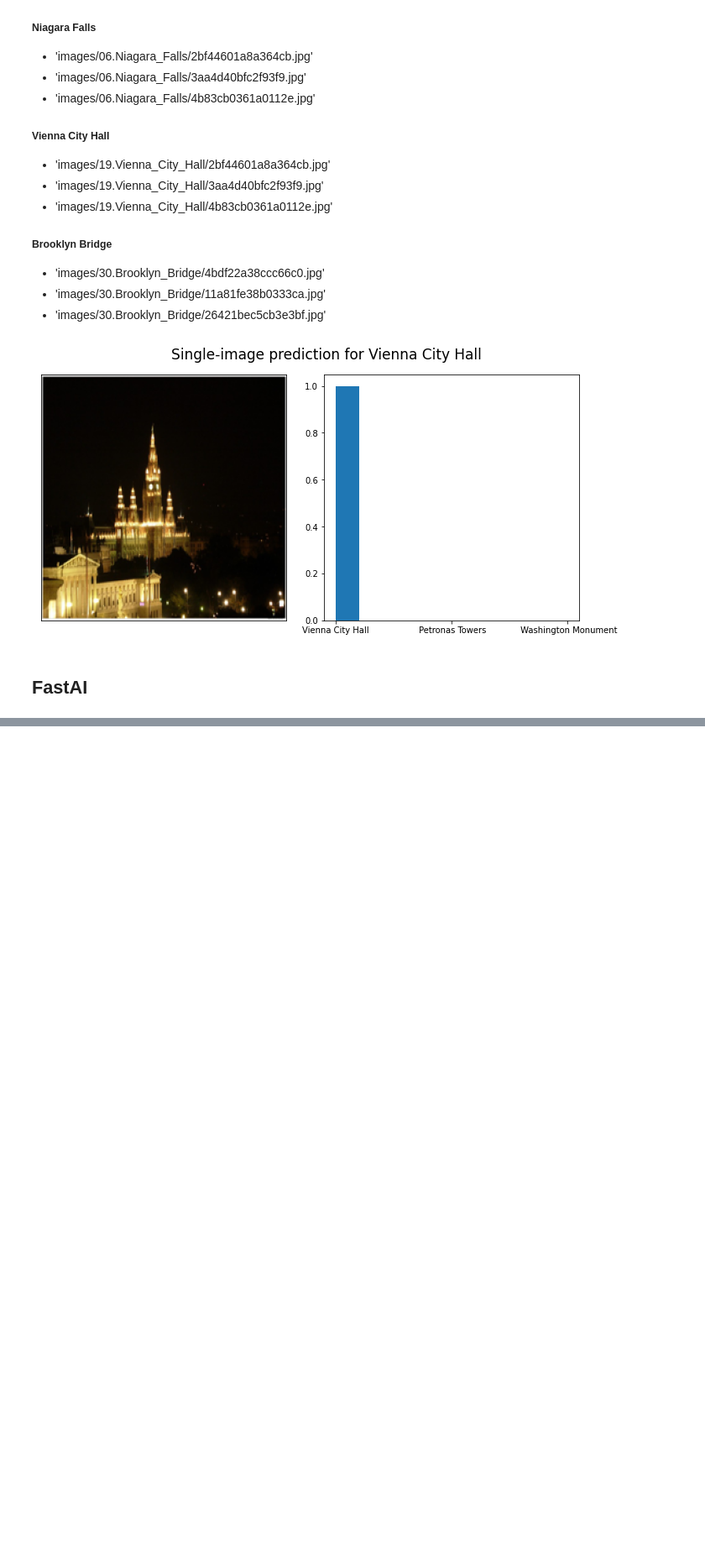
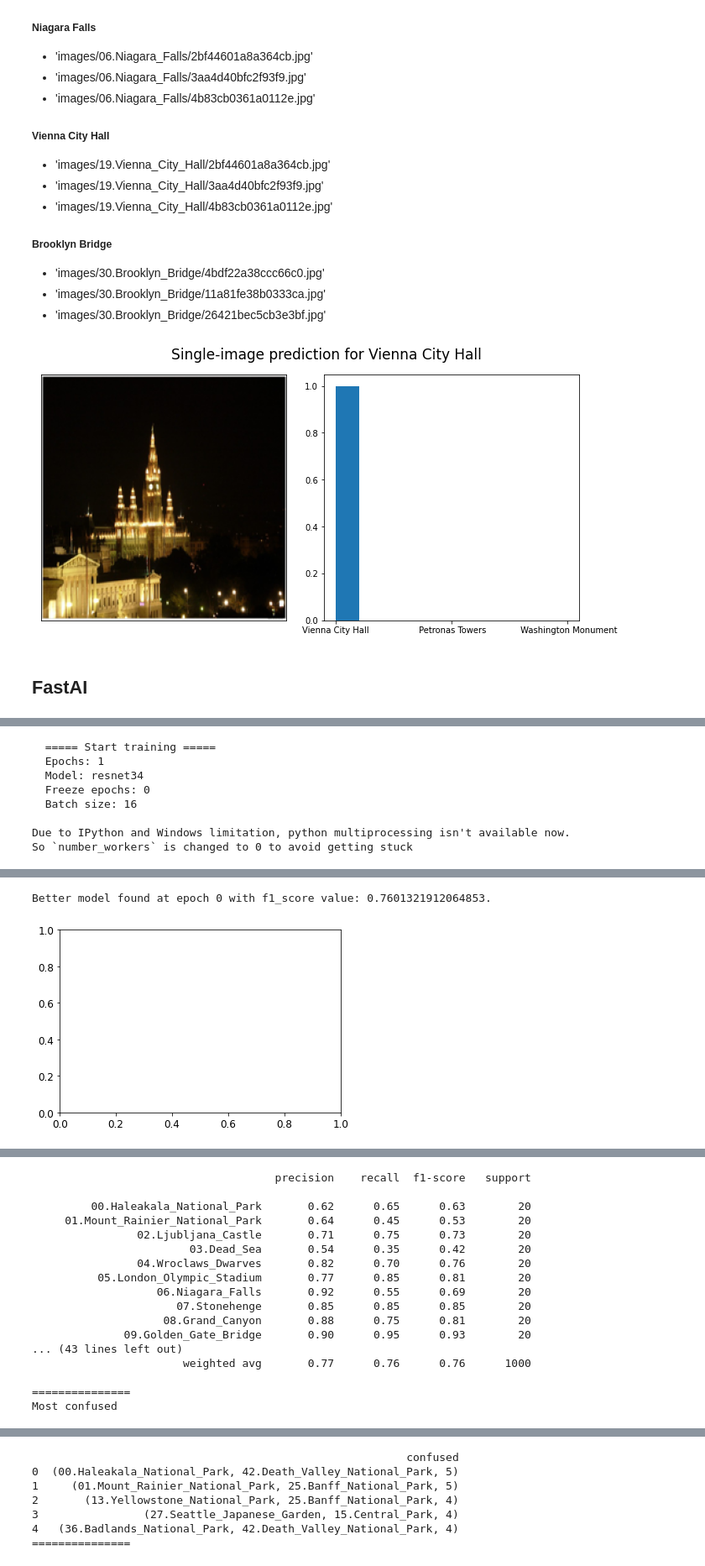
Before and after one commit to dissagaliyeva/landmark_classifier, a Jupyter notebook: example.ipynb, the cells around one changed output, grey strips where cells are left out. Shown at 84% size. Cells and saved outputs as stored; diff of their text form; code cells hidden in the pictures; blank space fills up the shorter version.

```diff
--- a/example.ipynb
+++ b/example.ipynb
@@ -106,0 +120,11 @@ predict_image(img, title, model_name='resnet34')
+# %%
+dls, learner = train_fastai(epochs=1, freeze=0)
+# %% [output]
+  ===== Start training =====
+  Epochs: 1
+  Model: resnet34
+  Freeze epochs: 0
+  Batch size: 16
+
+Due to IPython and Windows limitation, python multiprocessing isn't available now.
+So `number_workers` is changed to 0 to avoid getting stuck
@@ -106,0 +132,2 @@ predict_image(img, title, model_name='resnet34')
+Better model found at epoch 0 with f1_score value: 0.7601321912064853.
+[figure, added]
@@ -106,0 +136,17 @@ predict_image(img, title, model_name='resnet34')
+                                     precision    recall  f1-score   support
+
+         00.Haleakala_National_Park       0.62      0.65      0.63        20
+     01.Mount_Rainier_National_Park       0.64      0.45      0.53        20
+                02.Ljubljana_Castle       0.71      0.75      0.73        20
+                        03.Dead_Sea       0.54      0.35      0.42        20
+                04.Wroclaws_Dwarves       0.82      0.70      0.76        20
+          05.London_Olympic_Stadium       0.77      0.85      0.81        20
+                   06.Niagara_Falls       0.92      0.55      0.69        20
+                      07.Stonehenge       0.85      0.85      0.85        20
+                    08.Grand_Canyon       0.88      0.75      0.81        20
+              09.Golden_Gate_Bridge       0.90      0.95      0.93        20
+... (43 lines left out)
+                       weighted avg       0.77      0.76      0.76      1000
+
+===============
+Most confused
@@ -106,0 +154,7 @@ predict_image(img, title, model_name='resnet34')
+                                                         confused
+0  (00.Haleakala_National_Park, 42.Death_Valley_National_Park, 5)
+1     (01.Mount_Rainier_National_Park, 25.Banff_National_Park, 5)
+2       (13.Yellowstone_National_Park, 25.Banff_National_Park, 4)
+3                (27.Seattle_Japanese_Garden, 15.Central_Park, 4)
+4   (36.Badlands_National_Park, 42.Death_Valley_National_Park, 4)
+===============
```
Also changed, not shown: parts of 5 cells of this notebook, 2 other files.
